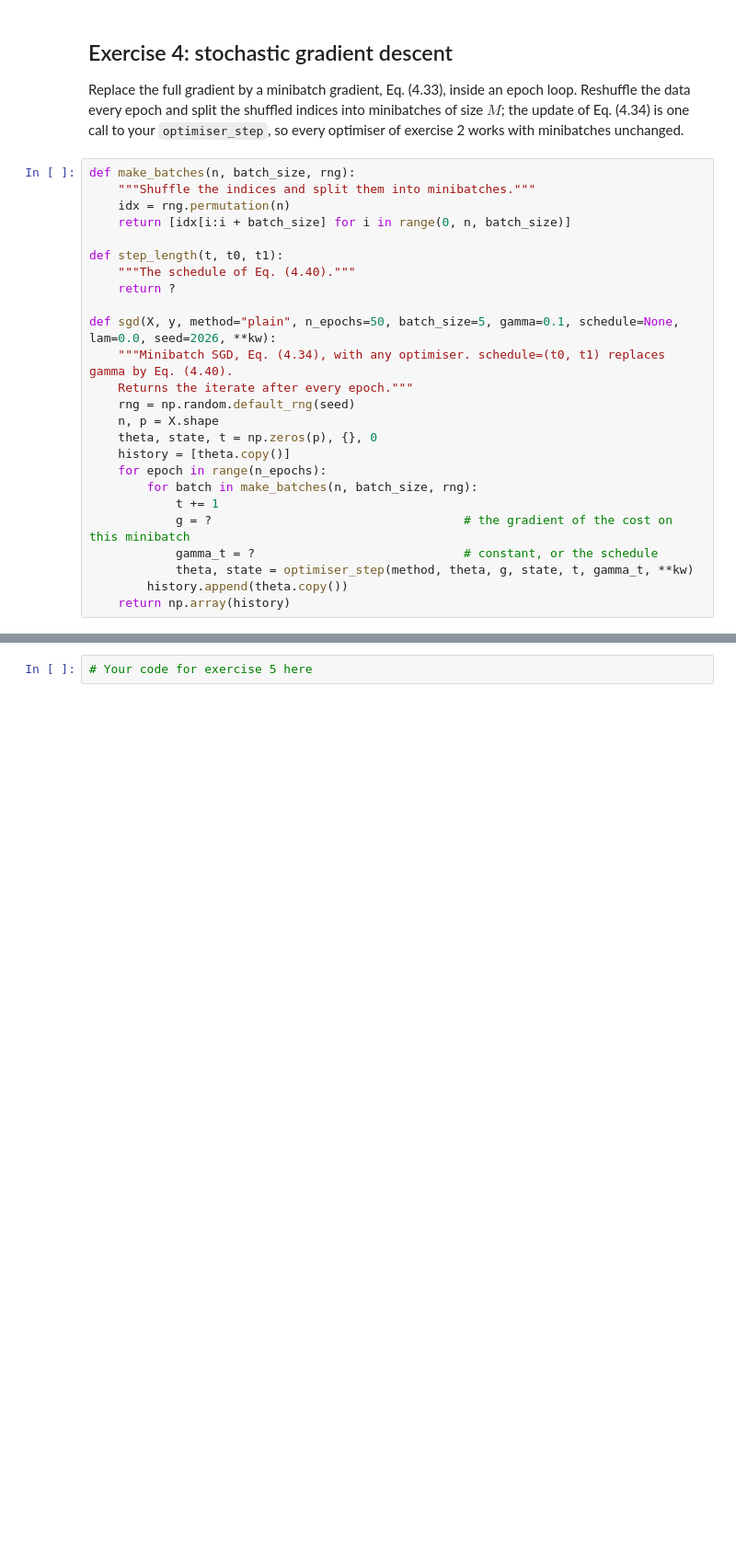
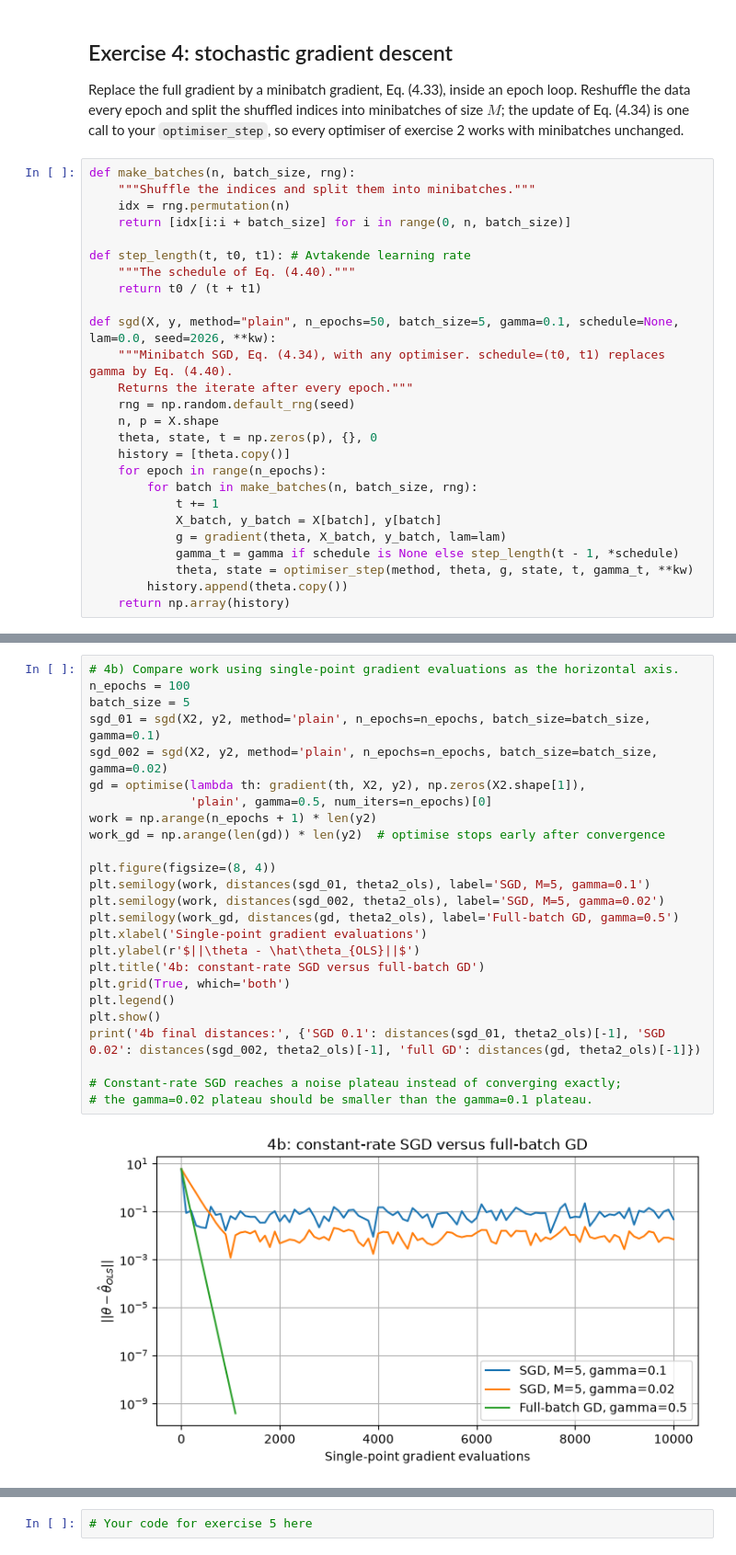
Before and after one commit to Timholmen96/MachineLearningUiO, a Jupyter notebook: doc/WeeklyMaterial/week38/exercisesweek38.ipynb, the cells around one changed output, grey strips where cells are left out. Shown at 92% size. Cells and saved outputs as stored; diff of their text form; blank space fills up the shorter version.

```diff
--- a/doc/WeeklyMaterial/week38/exercisesweek38.ipynb
+++ b/doc/WeeklyMaterial/week38/exercisesweek38.ipynb
@@ -466,9 +612,9 @@ def make_batches(n, batch_size, rng):
     idx = rng.permutation(n)
     return [idx[i:i + batch_size] for i in range(0, n, batch_size)]
 
-def step_length(t, t0, t1):
+def step_length(t, t0, t1): # Avtakende learning rate
     """The schedule of Eq. (4.40)."""
-    return ?
+    return t0 / (t + t1)
 
 def sgd(X, y, method="plain", n_epochs=50, batch_size=5, gamma=0.1, schedule=None, lam=0.0, seed=2026, **kw):
     """Minibatch SGD, Eq. (4.34), with any optimiser. schedule=(t0, t1) replaces gamma by Eq. (4.40).
@@ -480,8 +626,9 @@ def sgd(X, y, method="plain", n_epochs=50, batch_size=5, gamma=0.1, schedule=Non
     for epoch in range(n_epochs):
         for batch in make_batches(n, batch_size, rng):
             t += 1
-            g = ?                                   # the gradient of the cost on this minibatch
-            gamma_t = ?                             # constant, or the schedule
+            X_batch, y_batch = X[batch], y[batch]
+            g = gradient(theta, X_batch, y_batch, lam=lam)
+            gamma_t = gamma if schedule is None else step_length(t - 1, *schedule)
             theta, state = optimiser_step(method, theta, g, state, t, gamma_t, **kw)
         history.append(theta.copy())
     return np.array(history)
@@ -529,0 +723,27 @@ setting of Project 1, part h).
+# %%
+# 4b) Compare work using single-point gradient evaluations as the horizontal axis.
+n_epochs = 100
+batch_size = 5
+sgd_01 = sgd(X2, y2, method='plain', n_epochs=n_epochs, batch_size=batch_size, gamma=0.1)
+sgd_002 = sgd(X2, y2, method='plain', n_epochs=n_epochs, batch_size=batch_size, gamma=0.02)
+gd = optimise(lambda th: gradient(th, X2, y2), np.zeros(X2.shape[1]),
+              'plain', gamma=0.5, num_iters=n_epochs)[0]
+work = np.arange(n_epochs + 1) * len(y2)
+work_gd = np.arange(len(gd)) * len(y2)  # optimise stops early after convergence
+
+plt.figure(figsize=(8, 4))
+plt.semilogy(work, distances(sgd_01, theta2_ols), label='SGD, M=5, gamma=0.1')
+plt.semilogy(work, distances(sgd_002, theta2_ols), label='SGD, M=5, gamma=0.02')
+plt.semilogy(work_gd, distances(gd, theta2_ols), label='Full-batch GD, gamma=0.5')
+plt.xlabel('Single-point gradient evaluations')
+plt.ylabel(r'$||\theta - \hat\theta_{OLS}||$')
+plt.title('4b: constant-rate SGD versus full-batch GD')
+plt.grid(True, which='both')
+plt.legend()
+plt.show()
+print('4b final distances:', {'SGD 0.1': distances(sgd_01, theta2_ols)[-1], 'SGD 0.02': distances(sgd_002, theta2_ols)[-1], 'full GD': distances(gd, theta2_ols)[-1]})
+
+# Constant-rate SGD reaches a noise plateau instead of converging exactly;
+# the gamma=0.02 plateau should be smaller than the gamma=0.1 plateau.
+# %% [output]
+[figure, added]
```
Also changed, not shown: parts of 20 cells of this notebook, 5 other files.
